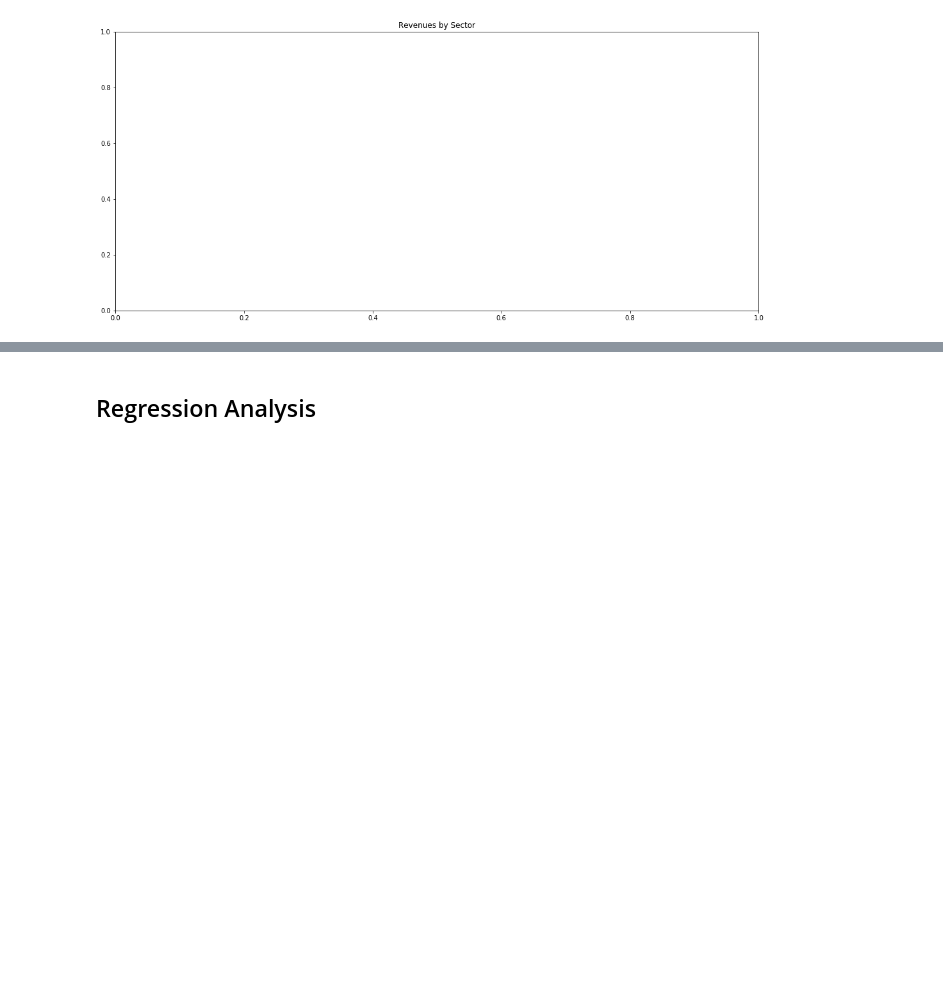
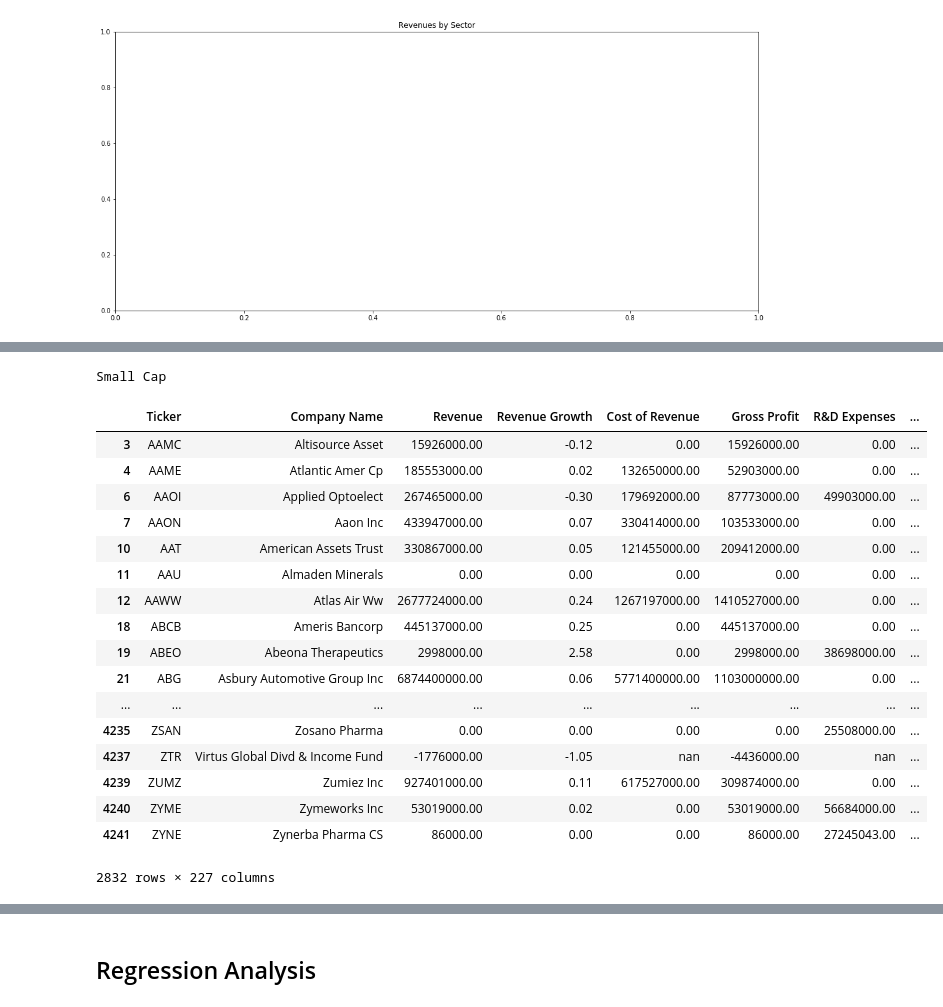
Before and after one commit to daniel-valdes/stock-eda, a Jupyter notebook: eda.ipynb, the cells around one changed output, grey strips where cells are left out. Saved outputs shown, nothing was run; the diff lists cells and outputs as text; code cells hidden in the pictures; blank space fills up the shorter version.

```diff
--- a/eda.ipynb
+++ b/eda.ipynb
@@ -81,0 +89,24 @@ plt.tight_layout()
+# %%
+group_id, grouped_data = mcap_gen.__next__()
+print(group_id)
+grouped_data
+# %% [output]
+Small Cap
+|  | Ticker | Company Name | Revenue | Revenue Growth | Cost of Revenue | Gross Profit | R&D Expenses | ... |
+| 3 | AAMC | Altisource Asset | 15926000.00 | -0.12 | 0.00 | 15926000.00 | 0.00 | ... |
+| 4 | AAME | Atlantic Amer Cp | 185553000.00 | 0.02 | 132650000.00 | 52903000.00 | 0.00 | ... |
+| 6 | AAOI | Applied Optoelect | 267465000.00 | -0.30 | 179692000.00 | 87773000.00 | 49903000.00 | ... |
+| 7 | AAON | Aaon Inc | 433947000.00 | 0.07 | 330414000.00 | 103533000.00 | 0.00 | ... |
+| 10 | AAT | American Assets Trust | 330867000.00 | 0.05 | 121455000.00 | 209412000.00 | 0.00 | ... |
+| 11 | AAU | Almaden Minerals | 0.00 | 0.00 | 0.00 | 0.00 | 0.00 | ... |
+| 12 | AAWW | Atlas Air Ww | 2677724000.00 | 0.24 | 1267197000.00 | 1410527000.00 | 0.00 | ... |
+| 18 | ABCB | Ameris Bancorp | 445137000.00 | 0.25 | 0.00 | 445137000.00 | 0.00 | ... |
+| 19 | ABEO | Abeona Therapeutics | 2998000.00 | 2.58 | 0.00 | 2998000.00 | 38698000.00 | ... |
+| 21 | ABG | Asbury Automotive Group Inc | 6874400000.00 | 0.06 | 5771400000.00 | 1103000000.00 | 0.00 | ... |
+| ... | ... | ... | ... | ... | ... | ... | ... | ... |
+| 4235 | ZSAN | Zosano Pharma | 0.00 | 0.00 | 0.00 | 0.00 | 25508000.00 | ... |
+| 4237 | ZTR | Virtus Global Divd & Income Fund | -1776000.00 | -1.05 | nan | -4436000.00 | nan | ... |
+| 4239 | ZUMZ | Zumiez Inc | 927401000.00 | 0.11 | 617527000.00 | 309874000.00 | 0.00 | ... |
+| 4240 | ZYME | Zymeworks Inc | 53019000.00 | 0.02 | 0.00 | 53019000.00 | 56684000.00 | ... |
+| 4241 | ZYNE | Zynerba Pharma CS | 86000.00 | 0.00 | 0.00 | 86000.00 | 27245043.00 | ... |
+2832 rows × 227 columns
```
Also changed, not shown: parts of 5 cells of this notebook, 1 other file.
